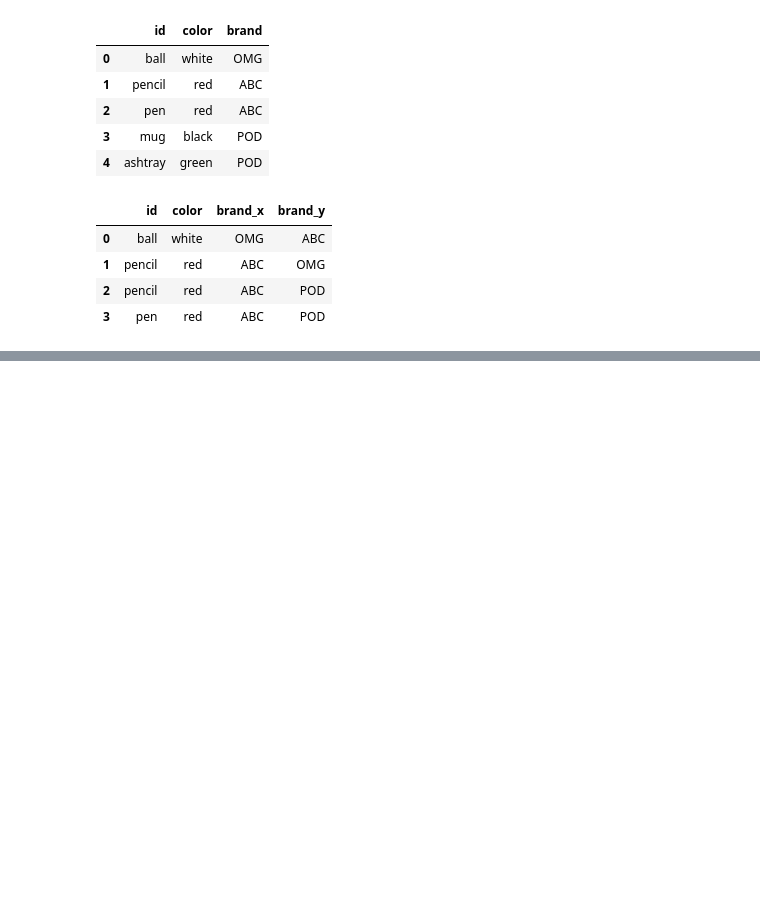
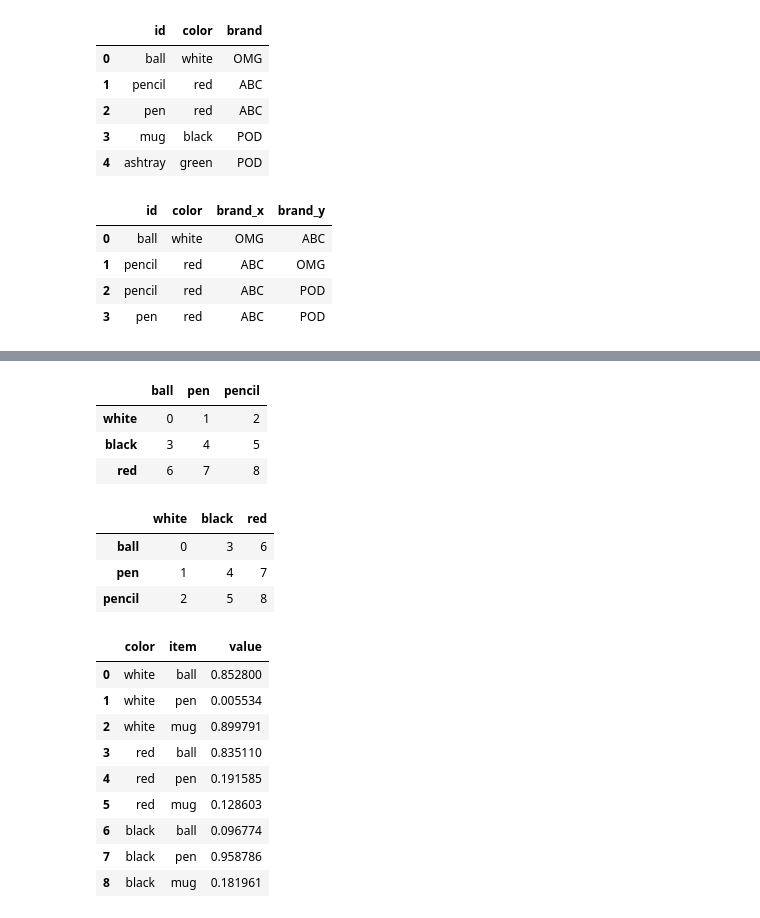
Before and after one commit to ShapovalovOleg/kibit-python, a Jupyter notebook: sandbox/sandbox1.ipynb, the cells around one changed output, grey strips where cells are left out. Saved outputs shown, nothing was run; the diff lists cells and outputs as text; code cells hidden in the pictures; blank space fills up the shorter version.

```diff
--- a/sandbox/sandbox1.ipynb
+++ b/sandbox/sandbox1.ipynb
@@ -103,0 +433,33 @@ df
+# %%
+original = tab1.unstack()
+original
+# %% [output]
+|  | ball | pen | pencil |
+| white | 0 | 1 | 2 |
+| black | 3 | 4 | 5 |
+| red | 6 | 7 | 8 |
+# %%
+tab1.unstack(level=0)
+# %% [output]
+|  | white | black | red |
+| ball | 0 | 3 | 6 |
+| pen | 1 | 4 | 7 |
+| pencil | 2 | 5 | 8 |
+# %%
+longframe = pd.DataFrame({
+    'color': ['white'] * 3 + ['red'] * 3 + ['black'] * 3,
+    'item': ['ball', 'pen', 'mug'] * 3,
+    'value': np.random.rand(9)
+})
+longframe
+# %% [output]
+|  | color | item | value |
+| 0 | white | ball | 0.852800 |
+| 1 | white | pen | 0.005534 |
+| 2 | white | mug | 0.899791 |
+| 3 | red | ball | 0.835110 |
+| 4 | red | pen | 0.191585 |
+| 5 | red | mug | 0.128603 |
+| 6 | black | ball | 0.096774 |
+| 7 | black | pen | 0.958786 |
+| 8 | black | mug | 0.181961 |
```
Also changed, not shown: parts of 59 cells of this notebook, 7 other files.
